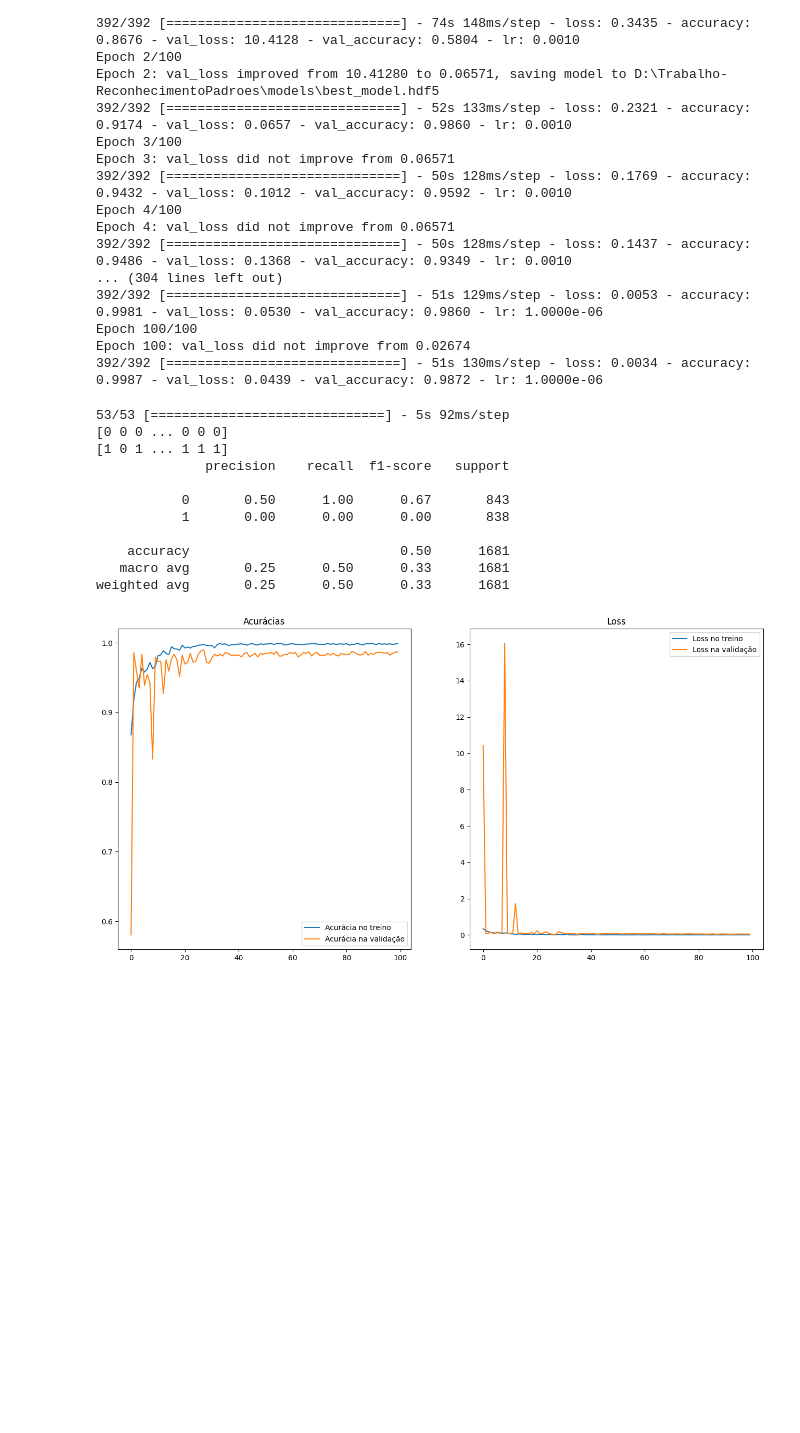
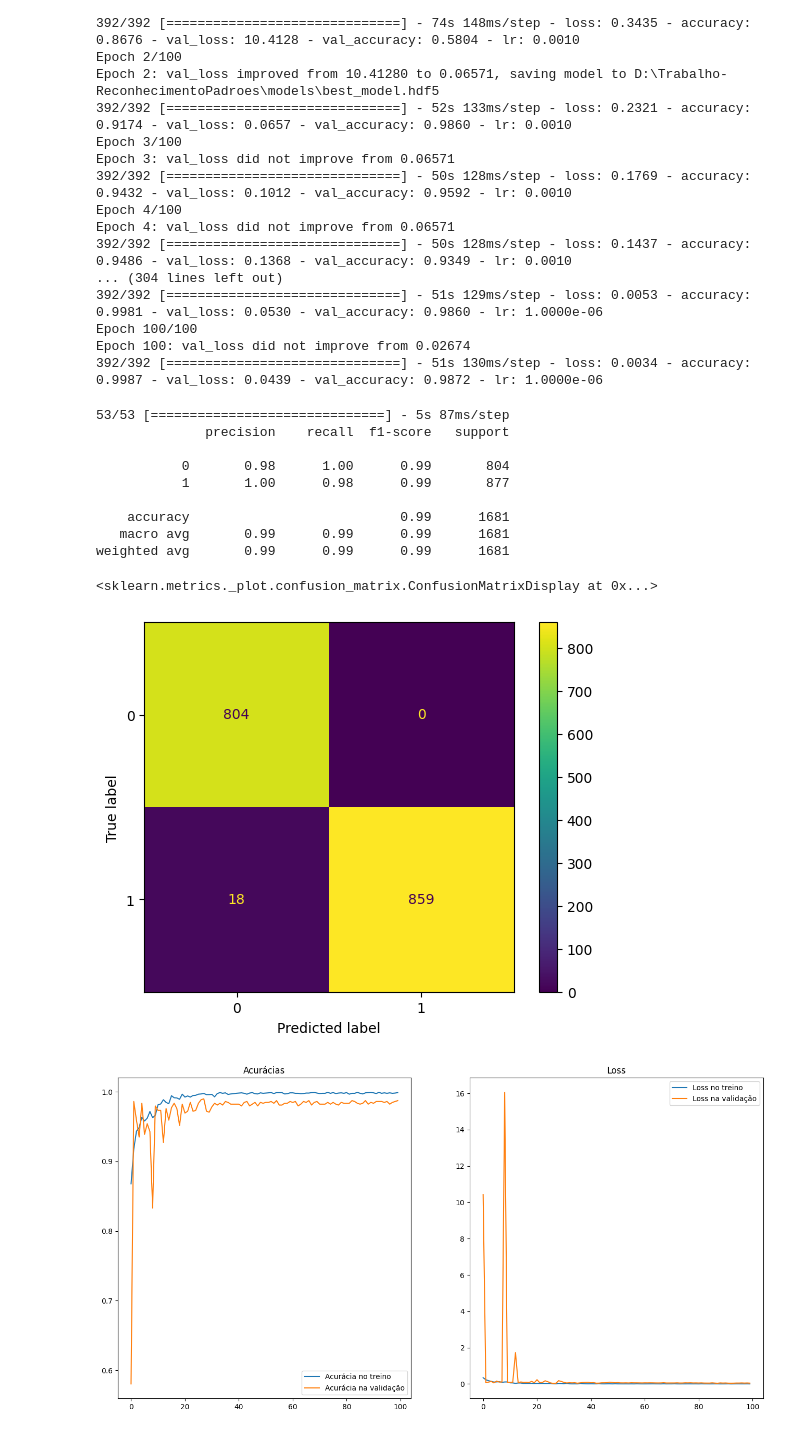
Before and after one commit to DanielMoreiraPinto/reconhecimento_de_padroes, a Jupyter notebook: detection.ipynb, the cells around one changed output. Drawn from its saved outputs; the diff is of its cells as text; code cells hidden in the pictures; blank space fills up the shorter version.

Commit message:
add: teste do modelo

```diff
--- a/detection.ipynb
+++ b/detection.ipynb
@@ -97,25 +99,31 @@ Epoch 4: val_loss did not improve from 0.06571
 Epoch 100/100
 Epoch 100: val_loss did not improve from 0.02674
 392/392 [==============================] - 51s 130ms/step - loss: 0.0034 - accuracy: 0.9987 - val_loss: 0.0439 - val_accuracy: 0.9872 - lr: 1.0000e-06
+# %%
+model.load_weights('D:\\Trabalho-ReconhecimentoPadroes\\models\\best_model.hdf5')
+# %%
+def threshold(y_pred):
+    result = np.where(y_pred > 0.5, 1, 0)
+    return result
 # %%
 y_pred = model.predict(X_test)
-y_pred = np.argmax(y_pred, axis=1)
-print(y_pred)
+y_pred = threshold(y_pred)
+# y_pred = np.argmax(y_pred, axis=1)
+# for i in y_pred:
+#     print(i)
 
 # y_test = np.argmax(y_test, axis=0)
-print(y_test)
+# print(y_test)
 
-# #draw_confusion_matrix(y_test, y_pred)
+# draw_confusion_matrix(y_test, y_pred)
 print(classification_report(y_test, y_pred))
 # %% [output]
-53/53 [==============================] - 5s 92ms/step
-[0 0 0 ... 0 0 0]
-[1 0 1 ... 1 1 1]
+53/53 [==============================] - 5s 87ms/step
               precision    recall  f1-score   support
 
-           0       0.50      1.00      0.67       843
-           1       0.00      0.00      0.00       838
+           0       0.98      1.00      0.99       804
+           1       1.00      0.98      0.99       877
 
-    accuracy                           0.50      1681
-   macro avg       0.25      0.50      0.33      1681
-weighted avg       0.25      0.50      0.33      1681
+    accuracy                           0.99      1681
+   macro avg       0.99      0.99      0.99      1681
+weighted avg       0.99      0.99      0.99      1681
@@ -127,3 +130,8 @@ f1score.append(f1_score(y_test, y_pred, average=None))
+# %%
+ConfusionMatrixDisplay.from_predictions(y_test, y_pred)
+# %% [output]
+<sklearn.metrics._plot.confusion_matrix.ConfusionMatrixDisplay at 0x...>
+[figure, added]
 # %%
 acc = H.history['accuracy']
 val_acc = H.history['val_accuracy']
```
Also changed, not shown: parts of 9 cells of this notebook, 1 other file.
